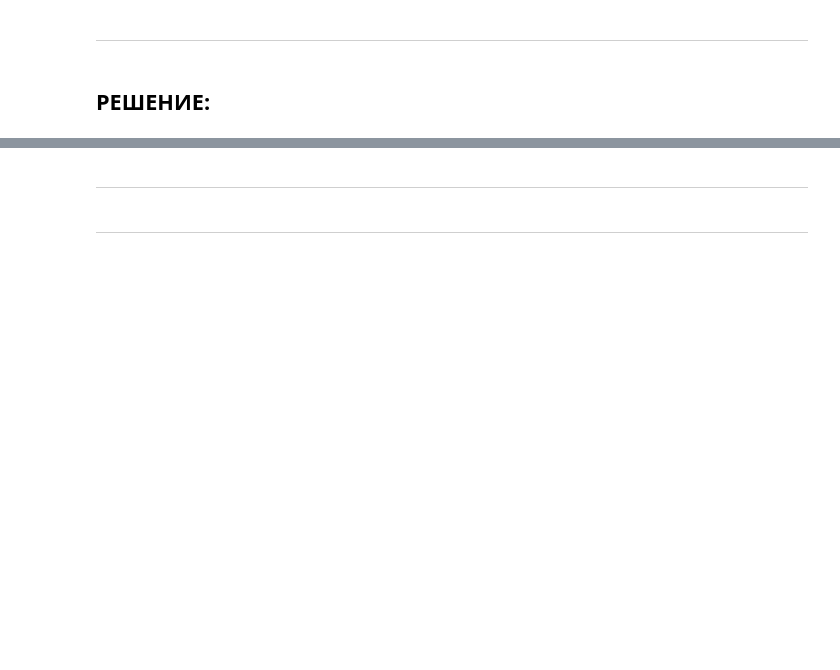
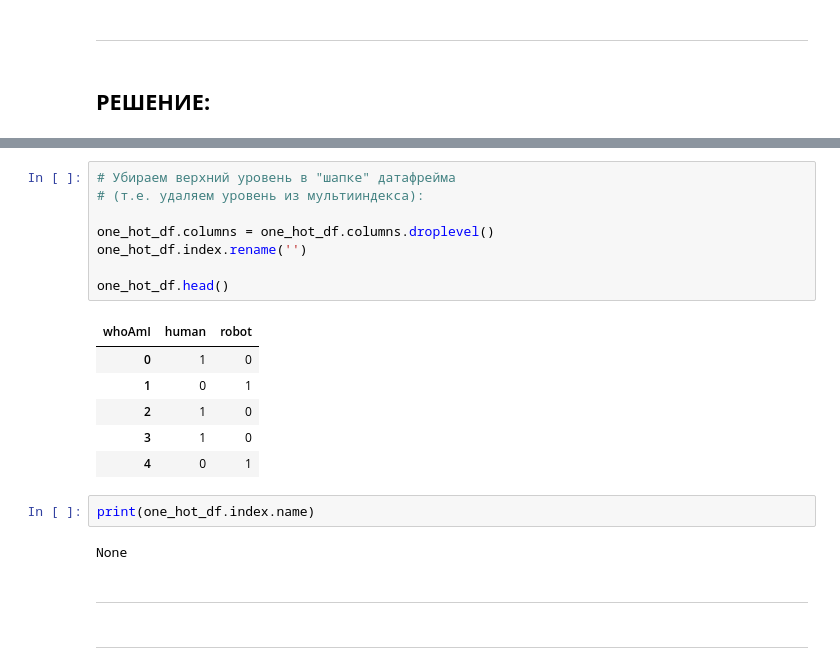
Before and after one commit to DilyaKh/Python_Task_9_Attestation_Pandas, a Jupyter notebook: Python_Task_9_Attestation_Pandas.ipynb, the cells around one changed output, grey strips where cells are left out. Saved outputs shown, nothing was run; the diff lists cells and outputs as text; blank space fills up the shorter version.

```diff
--- a/Python_Task_9_Attestation_Pandas.ipynb
+++ b/Python_Task_9_Attestation_Pandas.ipynb
@@ -104,3 +112,22 @@ data
+# %%
+# Убираем верхний уровень в "шапке" датафрейма
+# (т.е. удаляем уровень из мультииндекса):
+
+one_hot_df.columns = one_hot_df.columns.droplevel()
+one_hot_df.index.rename('')
+
+one_hot_df.head()
+# %% [output]
+| whoAmI | human | robot |
+| 0 | 1 | 0 |
+| 1 | 0 | 1 |
+| 2 | 1 | 0 |
+| 3 | 1 | 0 |
+| 4 | 0 | 1 |
+# %%
+print(one_hot_df.index.name)
+# %% [output]
+None
 # %% [markdown]
 
 
```
Also changed, not shown: parts of 7 cells of this notebook.
